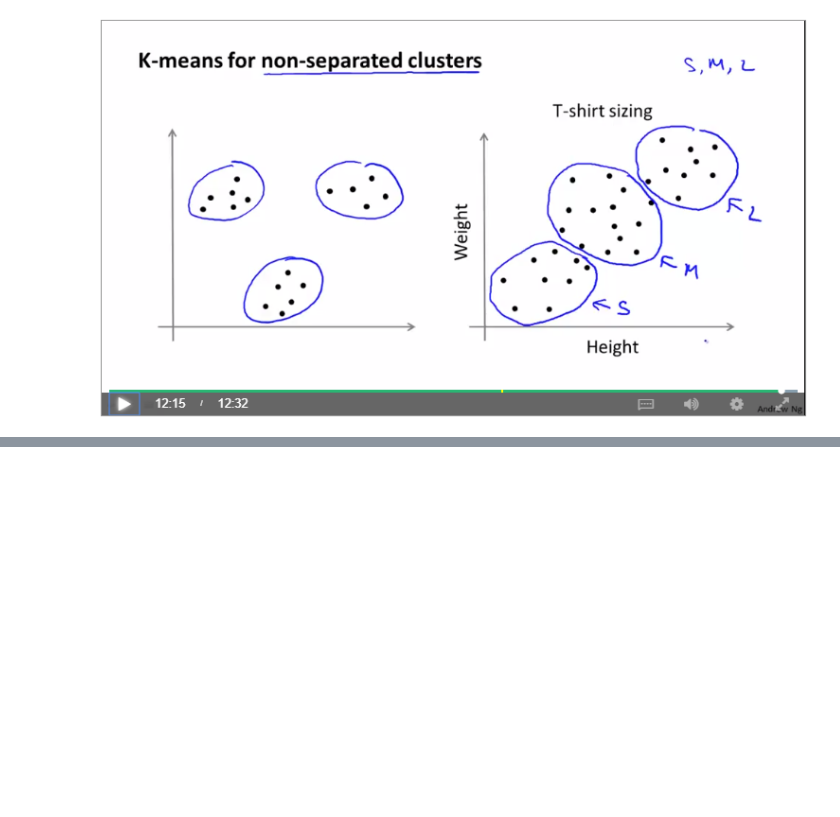
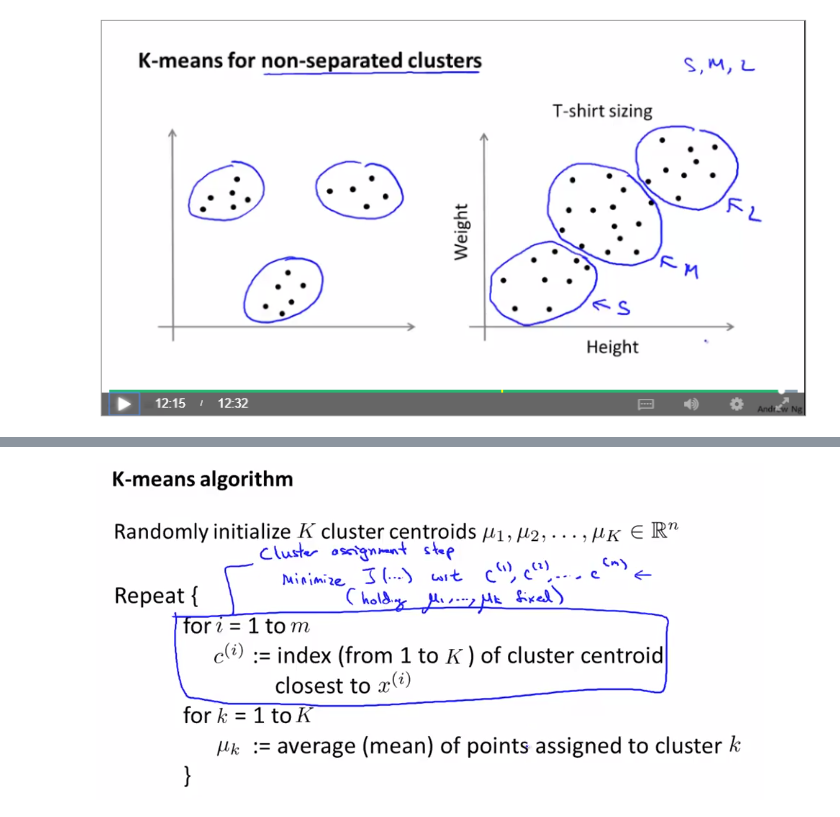
Before and after one commit to louloret/Andrew-NG-Machine-Learning, a Jupyter notebook: Week8_Unsupervised_Learning-checkpoint.ipynb, the cells around one changed output, grey strips where cells are left out. Saved outputs shown, nothing was run; the diff lists cells and outputs as text; code cells hidden in the pictures; blank space fills up the shorter version.

```diff
--- a/Week8_Unsupervised_Learning-checkpoint.ipynb
+++ b/Week8_Unsupervised_Learning-checkpoint.ipynb
@@ -105,0 +123,4 @@ Image(filename =  path + "algo3.png")
+# %%
+Image(filename =  path + "algo_opti.png")
+# %% [output]
+[figure, added]
```
Also changed, not shown: parts of 21 cells of this notebook.
